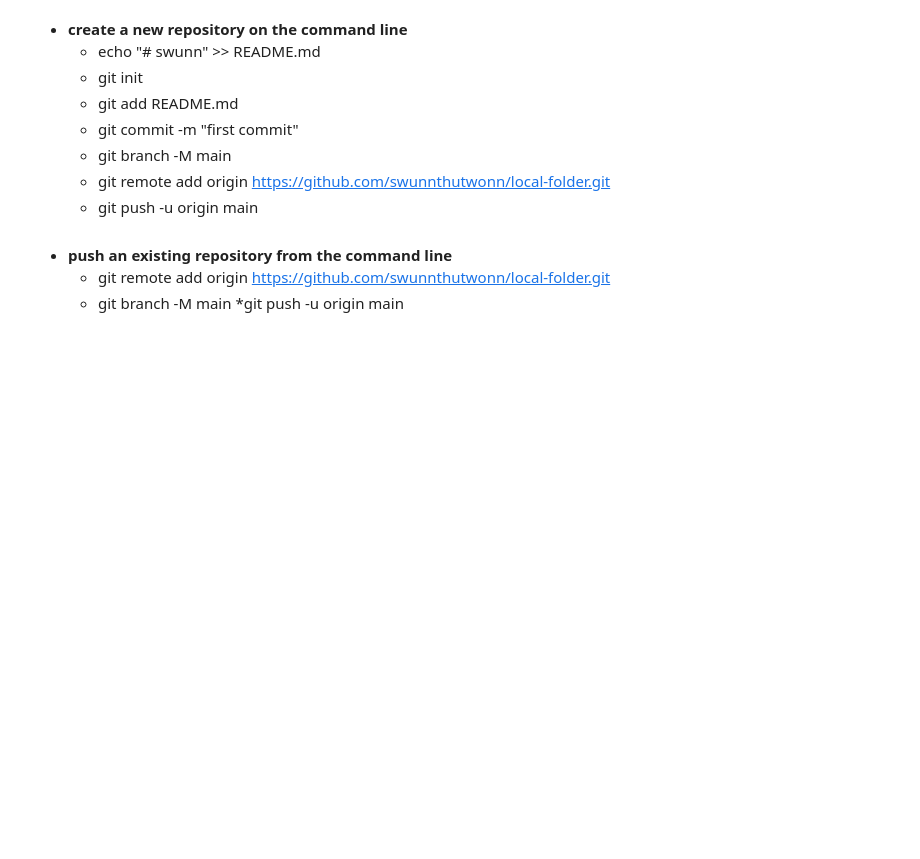
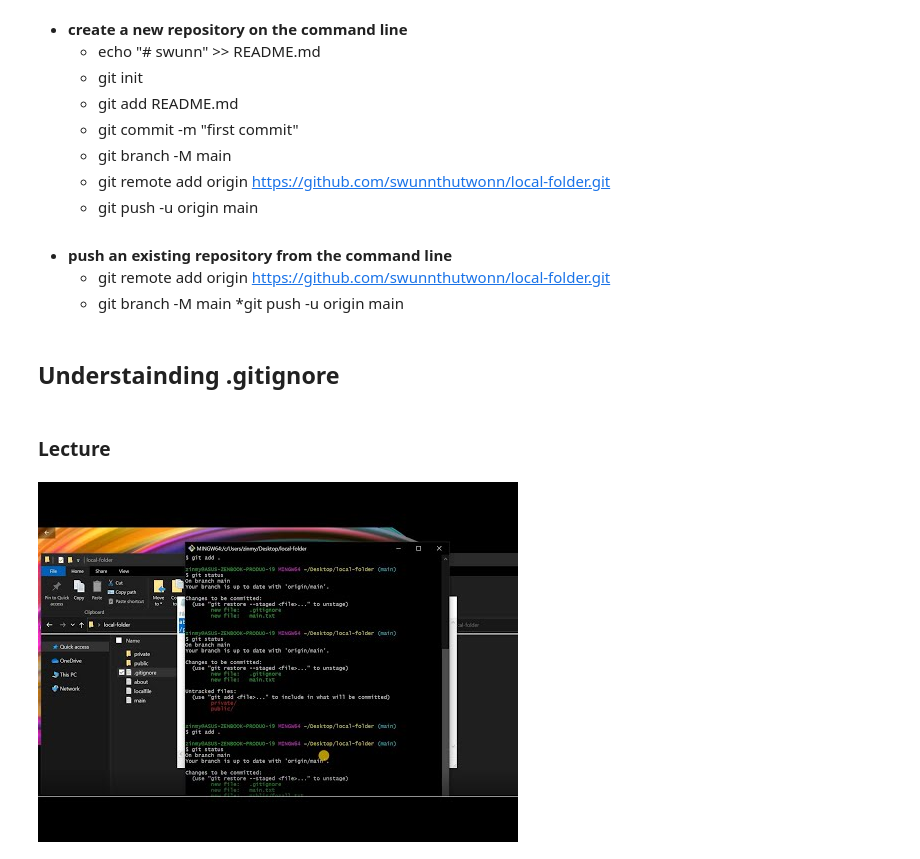
Before and after one commit to swunnthutwonn/Basic-GitHub-Course, a Jupyter notebook: BasicGitHub_Course.ipynb, the cells around one changed output. Cells and saved outputs as stored; diff of their text form; code cells hidden in the pictures; blank space fills up the shorter version.

```diff
--- a/BasicGitHub_Course.ipynb
+++ b/BasicGitHub_Course.ipynb
@@ -230,3 +230,11 @@ YouTubeVideo('ExYTyxXvtcg')
     * git remote add origin https://github.com/swunnthutwonn/local-folder.git
     * git branch -M main
     *git push -u origin main
+# %% [markdown]
+## Understainding .gitignore
+# %% [markdown]
+### Lecture
+# %%
+YouTubeVideo('ZgTh0EBPPpA')
+# %% [output]
+[figure, added]
```
Also changed, not shown: parts of 2 cells of this notebook.
